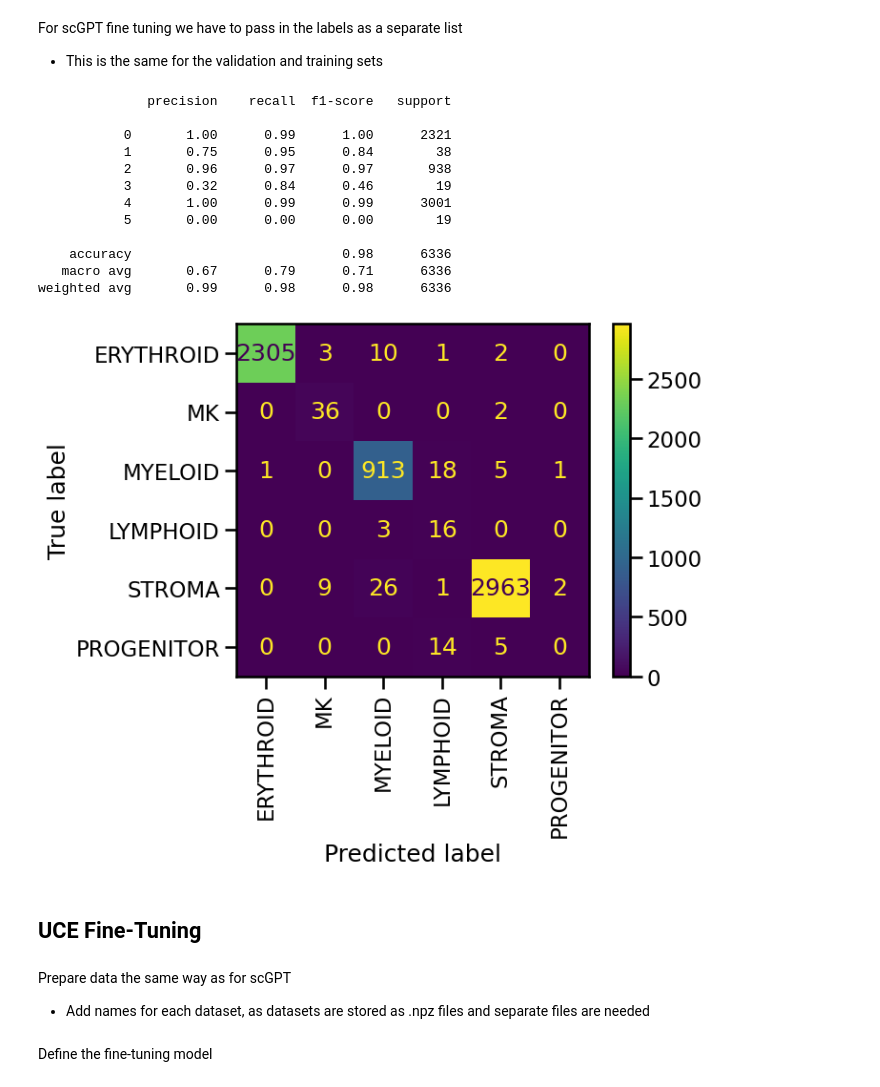
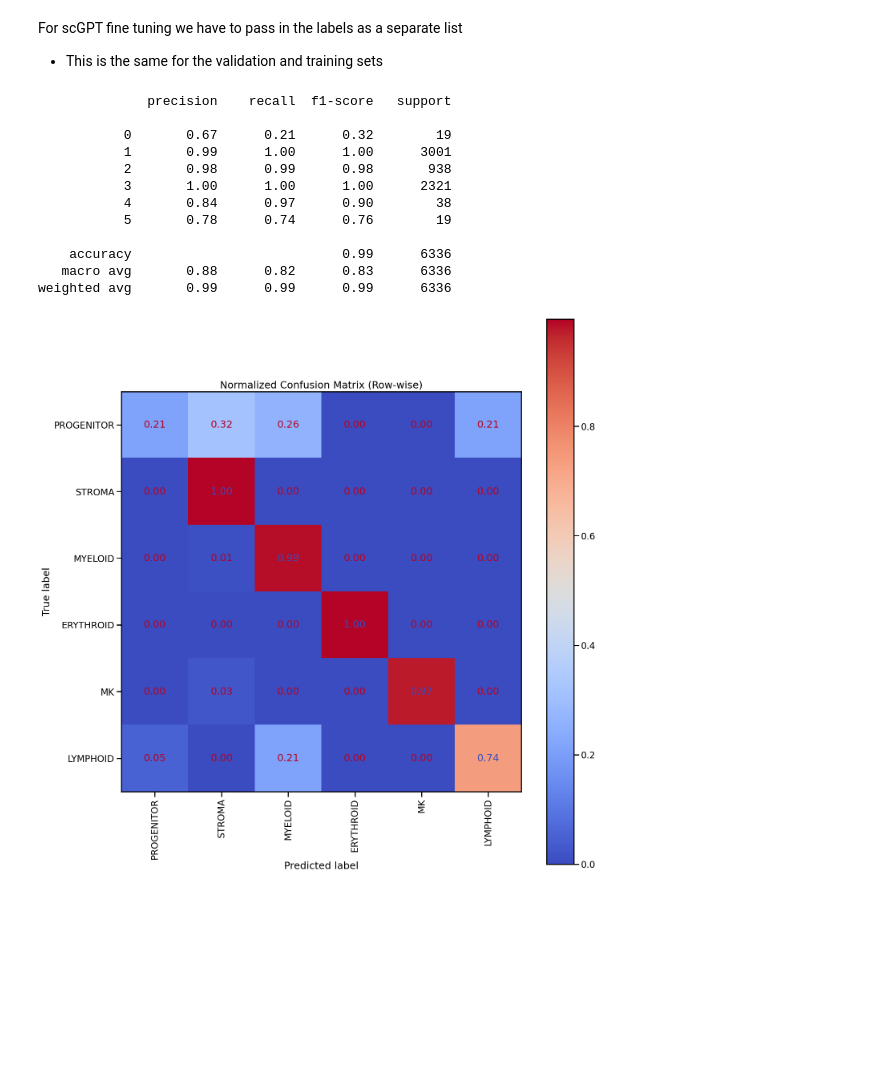
Before and after one commit to helicalAI/helical, a Jupyter notebook: examples/notebooks/Cell-Type-Classification-Fine-Tuning.ipynb, the cells around one changed output. Cells and saved outputs as stored; diff of their text form; code cells hidden in the pictures; blank space fills up the shorter version.

```diff
--- a/examples/notebooks/Cell-Type-Classification-Fine-Tuning.ipynb
+++ b/examples/notebooks/Cell-Type-Classification-Fine-Tuning.ipynb
@@ -42,7 +35,7 @@ cell_types_test = list(np.array(test_dataset.obs["LVL1"].tolist()))
 # %% [markdown]
 - We convert these string labels into unique integer classes for training
 # %%
-label_set = set(cell_types_train)
+label_set = set(cell_types_train) | set(cell_types_test)
 class_id_dict = dict(zip(label_set, [i for i in range(len(label_set))]))
 id_class_dict = {v: k for k, v in class_id_dict.items()}
 
@@ -120,7 +120,7 @@ disp.figure_.set_facecolor("none")
 Now the same procedure with scGPT
 - Loading the model and setting desired configs
 # %%
-scgpt_config=scGPTConfig(batch_size=10, device=device)
+scgpt_config=scGPTConfig(batch_size=20, device=device)
 scgpt = scGPT(configurer=scgpt_config)
 # %% [markdown]
 A slightly different methodology for getting the dataset for scGPT since it does not make use of the Hugging Face Dataset class
@@ -136,7 +136,7 @@ scgpt_fine_tune = scGPTFineTuningModel(scGPT_model=scgpt, fine_tuning_head="clas
 For scGPT fine tuning we have to pass in the labels as a separate list
 - This is the same for the validation and training sets
 # %%
-scgpt_fine_tune.train(train_input_data=dataset, train_labels=cell_types_train, validation_input_data=validation_dataset, validation_labels=cell_types_test)
+scgpt_fine_tune.train(train_input_data=dataset, train_labels=cell_types_train, validation_input_data=validation_dataset, validation_labels=cell_types_test, epochs=1, optimizer_params={"lr": 2e-5}, lr_scheduler_params={"name":"linear", "num_warmup_steps":0, 'num_training_steps':1})
 # %%
 outputs = scgpt_fine_tune.get_outputs(validation_dataset)
 # %%
@@ -144,30 +144,39 @@ print(classification_report(cell_types_test,outputs.argmax(axis=1)))
 # %% [output]
               precision    recall  f1-score   support
 
-           0       1.00      0.99      1.00      2321
-           1       0.75      0.95      0.84        38
-           2       0.96      0.97      0.97       938
-           3       0.32      0.84      0.46        19
-           4       1.00      0.99      0.99      3001
-           5       0.00      0.00      0.00        19
+           0       0.67      0.21      0.32        19
+           1       0.99      1.00      1.00      3001
+           2       0.98      0.99      0.98       938
+           3       1.00      1.00      1.00      2321
+           4       0.84      0.97      0.90        38
+           5       0.78      0.74      0.76        19
 
-    accuracy                           0.98      6336
-   macro avg       0.67      0.79      0.71      6336
-weighted avg       0.99      0.98      0.98      6336
+    accuracy                           0.99      6336
+   macro avg       0.88      0.82      0.83      6336
+weighted avg       0.99      0.99      0.99      6336
 # %%
+# Compute the confusion matrix
 cm = confusion_matrix(cell_types_test, outputs.argmax(axis=1))
+
+# Perform row-wise normalization
+cm_normalized = cm.astype('float') / cm.sum(axis=1)[:, np.newaxis]
 
 # Get unique labels in the order they appear in the confusion matrix
 unique_labels = np.unique(np.concatenate((cell_types_test, outputs.argmax(axis=1))))
 
 # Use id_class_dict to get the class names
 class_names = [id_class_dict[label] for label in unique_labels]
 
-# Create and plot the confusion matrix
-disp = ConfusionMatrixDisplay(confusion_matrix=cm, display_labels=class_names)
-disp.plot(xticks_rotation='vertical', values_format='d')
-disp.figure_.set_facecolor("none")
+# Create and plot the normalized confusion matrix
+fig, ax = plt.subplots(figsize=(15, 15))
+disp = ConfusionMatrixDisplay(confusion_matrix=cm_normalized, display_labels=class_names)
+disp.plot(ax=ax, xticks_rotation='vertical', values_format='.2f', cmap='coolwarm')
+
+# Customize the plot
+ax.set_title('Normalized Confusion Matrix (Row-wise)')
+fig.set_facecolor("none")
+
+plt.tight_layout()
+plt.show()
 # %% [output]
-[figure, old version]
+[figure, new version]
-# %% [markdown]
-## UCE Fine-Tuning
@@ -177,3 +182,0 @@ uce = UCE(configurer=uce_config)
-# %% [markdown]
-Prepare data the same way as for scGPT
-- Add names for each dataset, as datasets are stored as .npz files and separate files are needed
@@ -183,2 +182,0 @@ validation_dataset = uce.process_data(test_dataset, name="validation", gene_name
-# %% [markdown]
-Define the fine-tuning model
```
Also changed, not shown: parts of 13 cells of this notebook, 1 other file.
